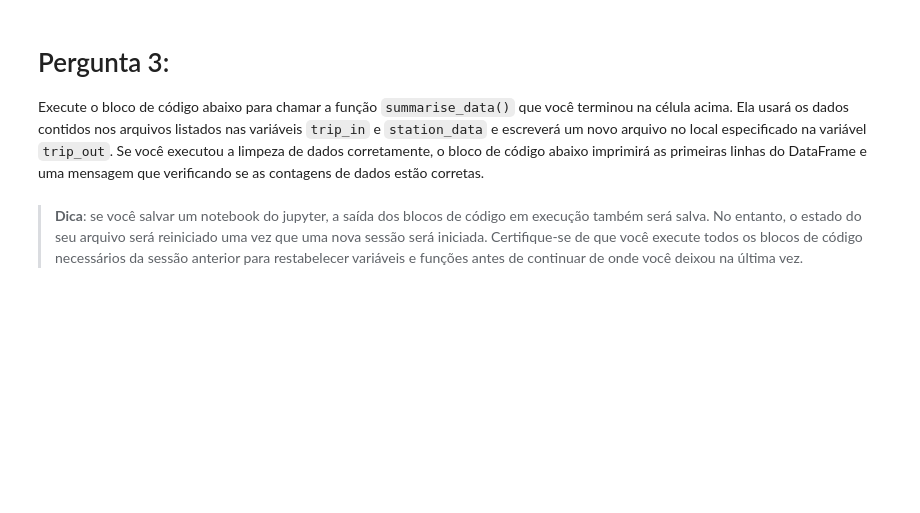
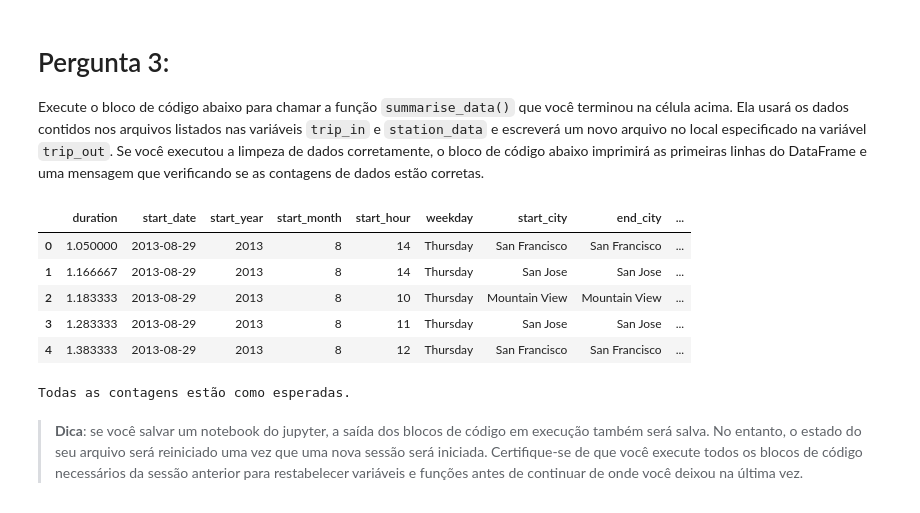
Before and after one commit to lucasmro/udacity-data-science-bay-area-bike-share, a Jupyter notebook: Analise_Bay_Area_Bike_Share-NDFDSI.ipynb, the cells around one changed output. Cells and saved outputs as stored; diff of their text form; code cells hidden in the pictures; blank space fills up the shorter version.

```diff
--- a/Analise_Bay_Area_Bike_Share-NDFDSI.ipynb
+++ b/Analise_Bay_Area_Bike_Share-NDFDSI.ipynb
@@ -251,12 +251,21 @@ summarise_data(trip_in, station_data, trip_out)
 # %%
 # Carregue os dados novamente mostrando os dados
 ## TODO: Complete o código para leitura dos dados no arquivo criado na função acima
-sample_data = ___
+sample_data = pd.read_csv('201309_trip_summary.csv')
 display(sample_data.head())
+# %% [output]
+|  | duration | start_date | start_year | start_month | start_hour | weekday | start_city | end_city | ... |
+| 0 | 1.050000 | 2013-08-29 | 2013 | 8 | 14 | Thursday | San Francisco | San Francisco | ... |
+| 1 | 1.166667 | 2013-08-29 | 2013 | 8 | 14 | Thursday | San Jose | San Jose | ... |
+| 2 | 1.183333 | 2013-08-29 | 2013 | 8 | 10 | Thursday | Mountain View | Mountain View | ... |
+| 3 | 1.283333 | 2013-08-29 | 2013 | 8 | 11 | Thursday | San Jose | San Jose | ... |
+| 4 | 1.383333 | 2013-08-29 | 2013 | 8 | 12 | Thursday | San Francisco | San Francisco | ... |
 # %%
 # Verifica o DataFrame contando o número de pontos de dados com as características de
 # tempo corretas.
 question_3(sample_data)
+# %% [output]
+Todas as contagens estão como esperadas.
 # %% [markdown]
 > **Dica**: se você salvar um notebook do jupyter, a saída dos blocos de código em execução também será salva. No entanto, o estado do seu arquivo será reiniciado uma vez que uma nova sessão será iniciada. Certifique-se de que você execute todos os blocos de código necessários da sessão anterior para restabelecer variáveis e funções antes de continuar de onde você deixou na última vez.
 # %% [markdown]
```
Also changed, not shown: 1 other file.
